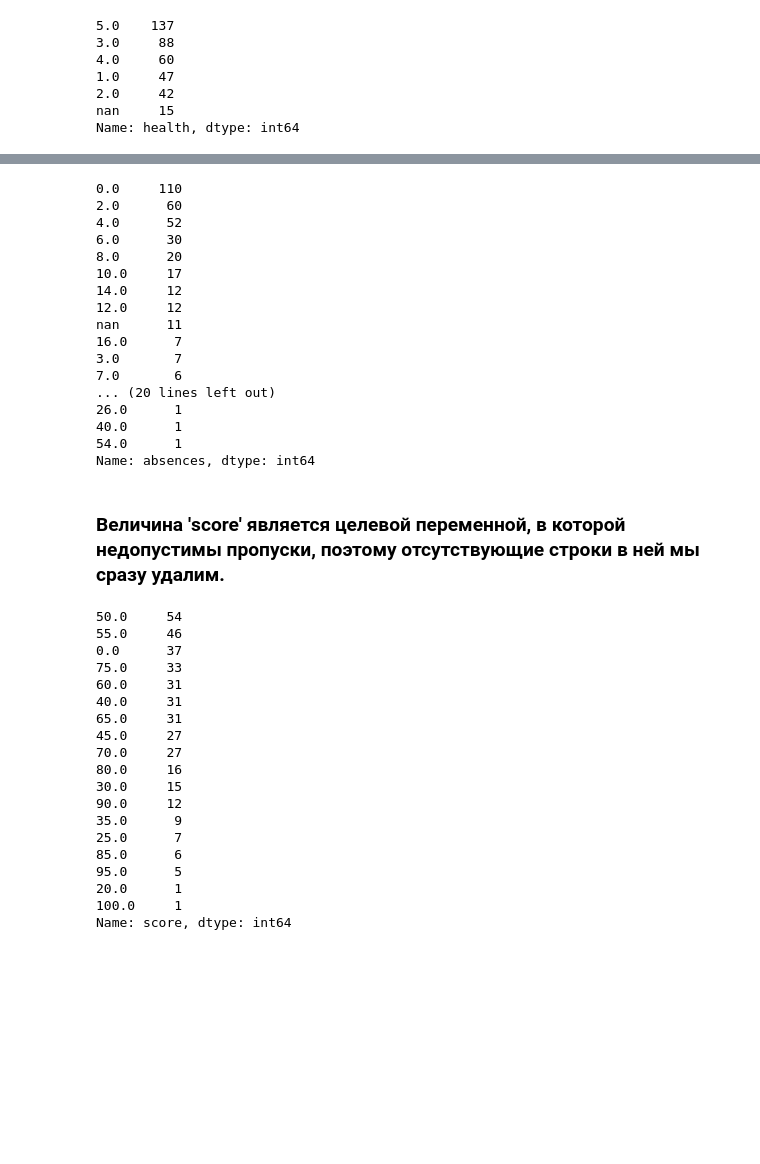
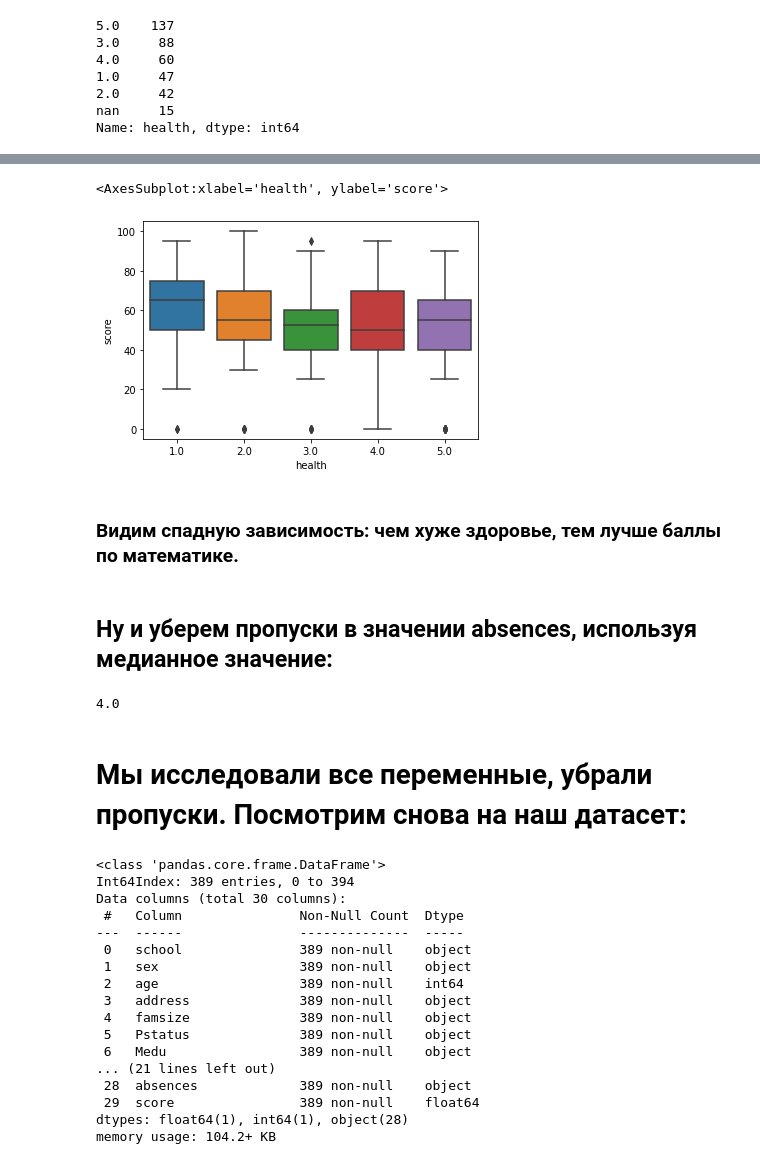
Before and after one commit to novikaj/AlinaProjects, a Jupyter notebook: module_2/0_project_2_EDA.ipynb, the cells around one changed output, grey strips where cells are left out. Drawn from its saved outputs; the diff is of its cells as text; code cells hidden in the pictures; blank space fills up the shorter version.

```diff
--- a/module_2/0_project_2_EDA.ipynb
+++ b/module_2/0_project_2_EDA.ipynb
@@ -1167,3 +1153,6 @@ count_values('health')
 2.0     42
 nan     15
 Name: health, dtype: int64
+# %%
+# Заменим отсутствующие значения на моду:
+studying.loc[studying['health']=='nan', 'health']=5.0
@@ -1170,46 +1179,14 @@ Name: health, dtype: int64
+# %%
+sns.boxplot(x='health', y='score', data=studying)
+# %% [output]
+<AxesSubplot:xlabel='health', ylabel='score'>
+[figure, added]
+# %% [markdown]
+### Видим спадную зависимость: чем хуже здоровье, тем лучше баллы по математике.
+# %% [markdown]
+## Ну и уберем пропуски в значении absences, используя медианное значение:
 # %%
 none_function('absences')
-count_values('absences')
+studying.absences.median()
 # %% [output]
-0.0     110
-2.0      60
-4.0      52
-6.0      30
-8.0      20
-10.0     17
-14.0     12
-12.0     12
-nan      11
-16.0      7
-3.0       7
-7.0       6
-... (20 lines left out)
-26.0      1
-40.0      1
-54.0      1
-Name: absences, dtype: int64
+4.0
-# %% [markdown]
-### Величина 'score' является целевой переменной, в которой недопустимы пропуски, поэтому отсутствующие строки в ней мы сразу удалим.
-# %%
-none_function('score')
-count_values('score')
-# %% [output]
-50.0     54
-55.0     46
-0.0      37
-75.0     33
-60.0     31
-40.0     31
-65.0     31
-45.0     27
-70.0     27
-80.0     16
-30.0     15
-90.0     12
-35.0      9
-25.0      7
-85.0      6
-95.0      5
-20.0      1
-100.0     1
-Name: score, dtype: int64
@@ -1215,0 +1195,22 @@ Name: score, dtype: int64
+# %% [markdown]
+# Мы исследовали все переменные, убрали пропуски. Посмотрим снова на наш датасет:
+# %%
+studying.info()
+# %% [output]
+<class 'pandas.core.frame.DataFrame'>
+Int64Index: 389 entries, 0 to 394
+Data columns (total 30 columns):
+ #   Column               Non-Null Count  Dtype
+---  ------               --------------  -----
+ 0   school               389 non-null    object
+ 1   sex                  389 non-null    object
+ 2   age                  389 non-null    int64
+ 3   address              389 non-null    object
+ 4   famsize              389 non-null    object
+ 5   Pstatus              389 non-null    object
+ 6   Medu                 389 non-null    object
+... (21 lines left out)
+ 28  absences             389 non-null    object
+ 29  score                389 non-null    float64
+dtypes: float64(1), int64(1), object(28)
+memory usage: 104.2+ KB
```
Also changed, not shown: parts of 58 cells of this notebook.
